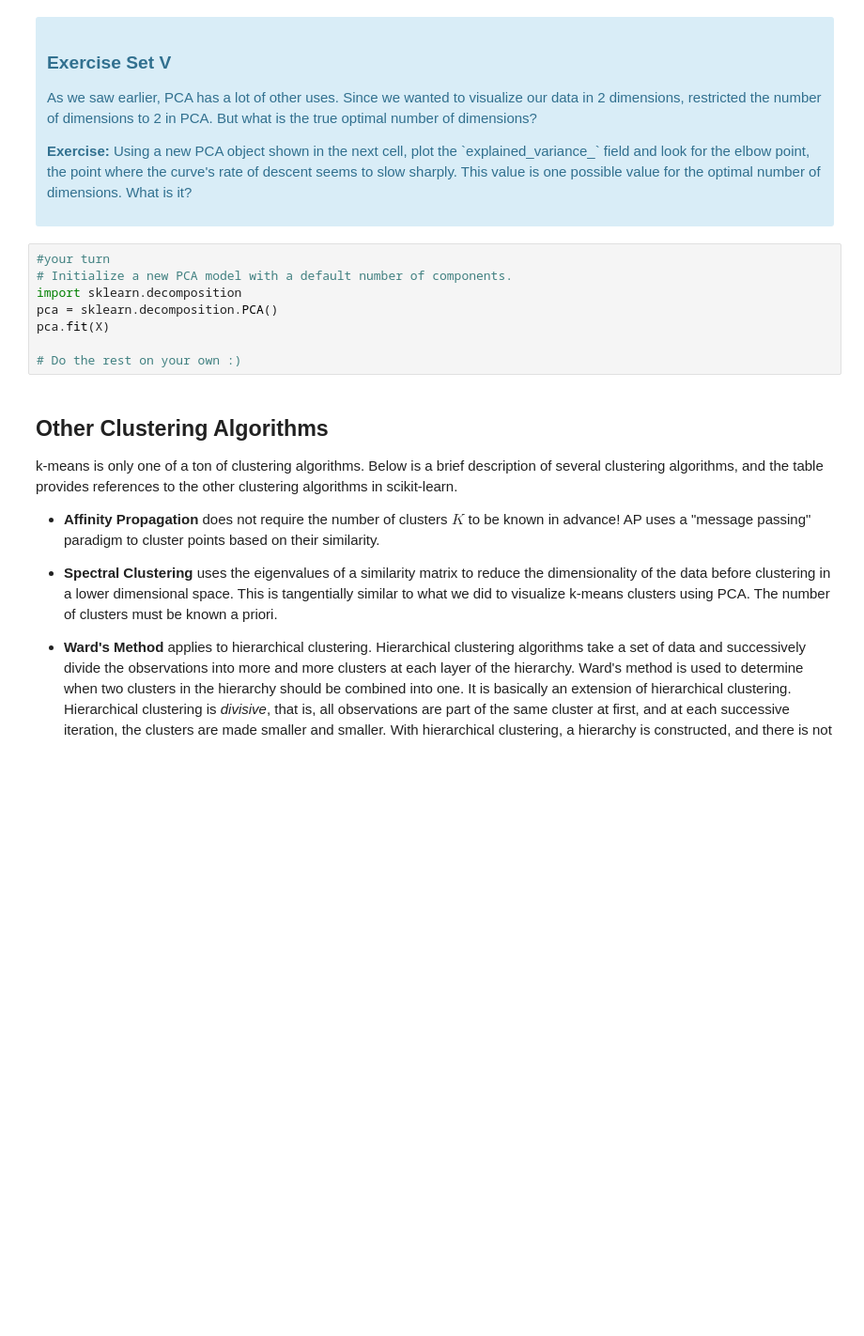
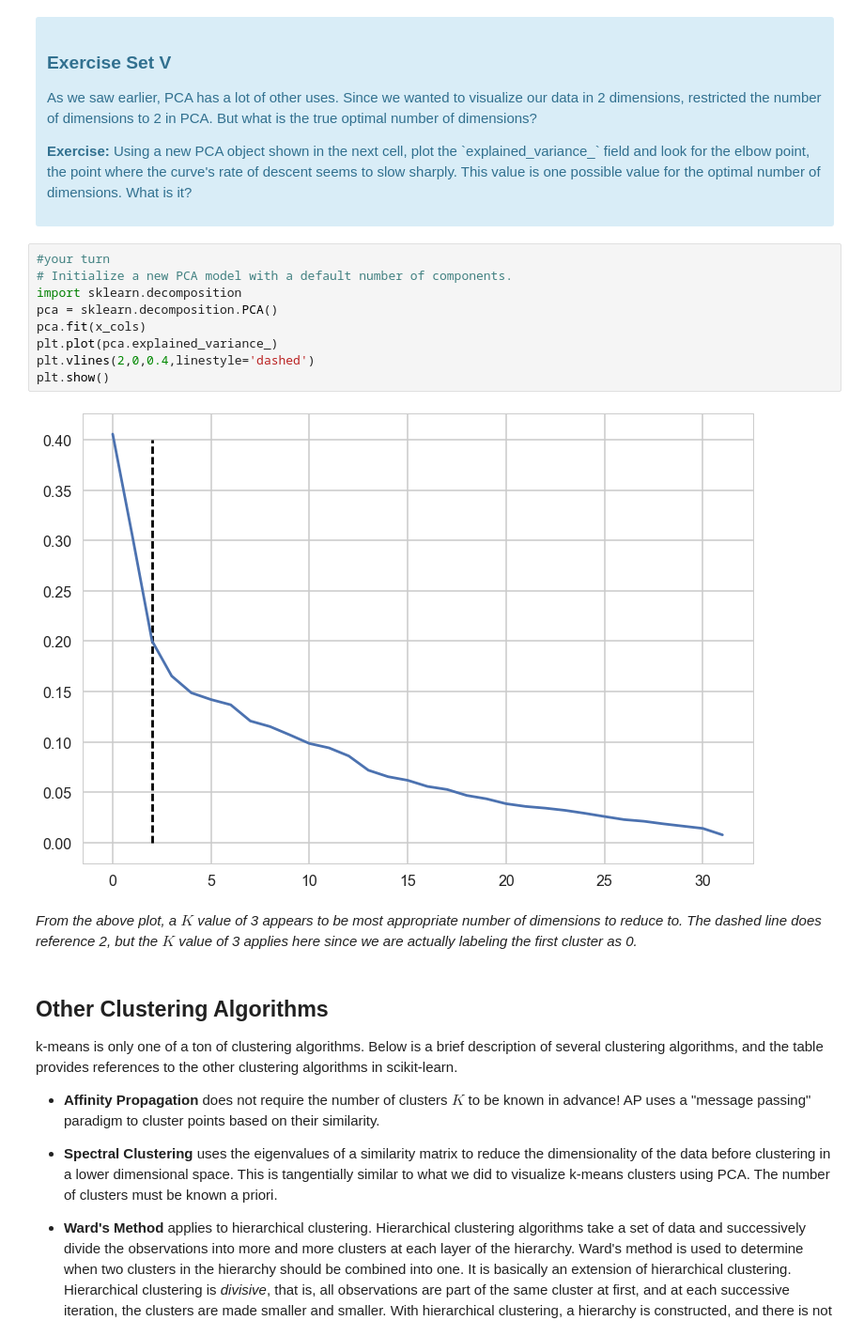
Before and after one commit to dkyip/DSI, a Jupyter notebook: Mini_Project_Clustering.ipynb, the cells around one changed output. Shown at 94% size. Saved outputs shown, nothing was run; the diff lists cells and outputs as text; blank space fills up the shorter version.

```diff
--- a/Mini_Project_Clustering.ipynb
+++ b/Mini_Project_Clustering.ipynb
@@ -387,11 +485,16 @@ What we've done is we've taken those columns of 0/1 indicator variables, and we'
 # %%
 #your turn
 # Initialize a new PCA model with a default number of components.
 import sklearn.decomposition
 pca = sklearn.decomposition.PCA()
-pca.fit(X)
-
-# Do the rest on your own :)
+pca.fit(x_cols)
+plt.plot(pca.explained_variance_)
+plt.vlines(2,0,0.4,linestyle='dashed')
+plt.show()
+# %% [output]
+[figure, added]
+# %% [markdown]
+<i>From the above plot, a $K$ value of 3 appears to be most appropriate number of dimensions to reduce to. The dashed line does reference 2, but the $K$ value of 3 applies here since we are actually labeling the first cluster as 0.</i>
 # %% [markdown]
 ## Other Clustering Algorithms
 
```
Also changed, not shown: parts of 13 cells of this notebook.
